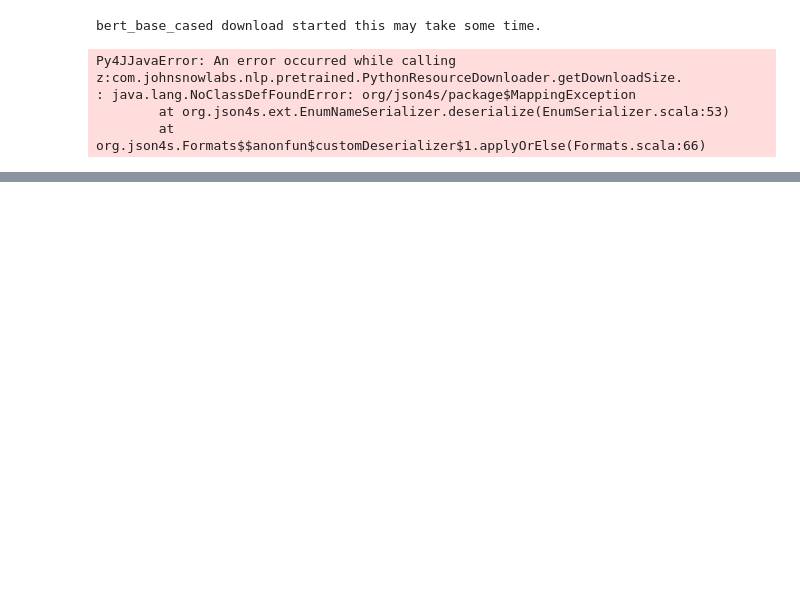
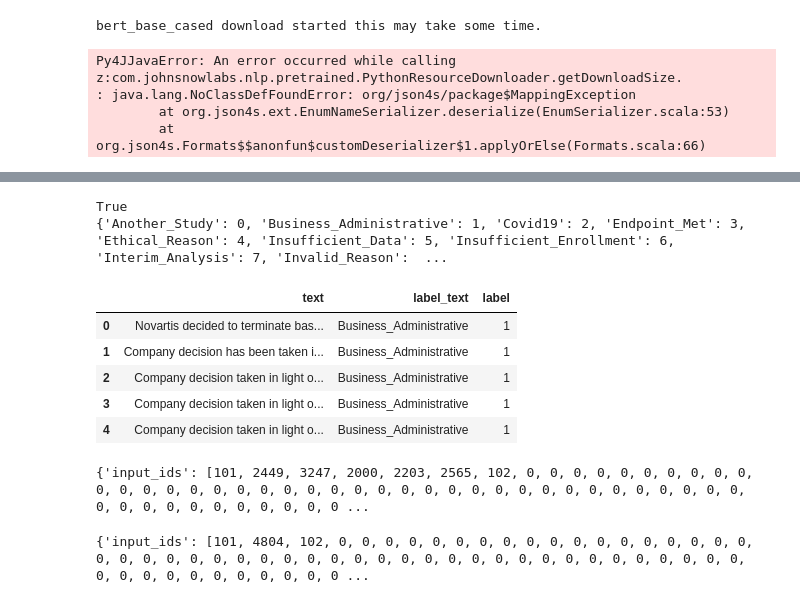
Before and after one commit to opentargets/evidence_datasource_parsers, a Jupyter notebook: exploration/stopReasons/prediction.ipynb, the cells around one changed output, grey strips where cells are left out. Drawn from its saved outputs; the diff is of its cells as text; code cells hidden in the pictures; blank space fills up the shorter version.

```diff
--- a/exploration/stopReasons/prediction.ipynb
+++ b/exploration/stopReasons/prediction.ipynb
@@ -426,7 +428,7 @@ sqlContext = SQLContext(sparkContext=spark.sparkContext,
 
 From `gs://ot-team/olesya/maintrain.txt`
 # %%
-train = spark.read.csv('data/maintrain.txt', header=True, sep='\t')
+train = spark.read.csv('data/maintrain_new.txt', header=True, sep='\t')
 
 train.show(3, False, True)
 # %% [output]
@@ -586,0 +781,3 @@ Py4JJavaError: An error occurred while calling z:com.johnsnowlabs.nlp.pretrained
+# %%
+train_df = train.toPandas().rename({'label':'label_text'}, axis=1)
+train_df.head()
@@ -586,0 +791,26 @@ Py4JJavaError: An error occurred while calling z:com.johnsnowlabs.nlp.pretrained
+# %%
+# Convert labels to numerical
+
+from sklearn import preprocessing
+le = preprocessing.LabelEncoder()
+
+y_ids = le.fit_transform(train_df.label_text.to_list())
+label_mapping = dict(zip(le.classes_, range(len(le.classes_))))
+
+print(all([label_mapping[x] for x in le.inverse_transform(y_ids)] == y_ids)) # must return True
+
+print(label_mapping)
+# %% [output]
+True
+{'Another_Study': 0, 'Business_Administrative': 1, 'Covid19': 2, 'Endpoint_Met': 3, 'Ethical_Reason': 4, 'Insufficient_Data': 5, 'Insufficient_Enrollment': 6, 'Interim_Analysis': 7, 'Invalid_Reason':  ...
+# %%
+train_df = train_df.assign(label=train_df.label_text.map(label_mapping))
+
+train_df.head()
+# %% [output]
+|  | text | label_text | label |
+| 0 | Novartis decided to terminate bas... | Business_Administrative | 1 |
+| 1 | Company decision has been taken i... | Business_Administrative | 1 |
+| 2 | Company decision taken in light o... | Business_Administrative | 1 |
+| 3 | Company decision taken in light o... | Business_Administrative | 1 |
+| 4 | Company decision taken in light o... | Business_Administrative | 1 |
@@ -586,0 +852,14 @@ Py4JJavaError: An error occurred while calling z:com.johnsnowlabs.nlp.pretrained
+# %%
+X_train_list = X_train.text.to_list()
+X_train_embeddings = preprocess_function(X_train_list)
+
+X_test_list = X_test.text.to_list()
+X_test_embeddings = preprocess_function(X_test_list)
+
+X_test_embeddings[0]
+# %% [output]
+{'input_ids': [101, 2449, 3247, 2000, 2203, 2565, 102, 0, 0, 0, 0, 0, 0, 0, 0, 0, 0, 0, 0, 0, 0, 0, 0, 0, 0, 0, 0, 0, 0, 0, 0, 0, 0, 0, 0, 0, 0, 0, 0, 0, 0, 0, 0, 0, 0, 0, 0, 0, 0, 0, 0, 0, 0, 0, 0, 0 ...
+# %%
+X_test_embeddings[84]
+# %% [output]
+{'input_ids': [101, 4804, 102, 0, 0, 0, 0, 0, 0, 0, 0, 0, 0, 0, 0, 0, 0, 0, 0, 0, 0, 0, 0, 0, 0, 0, 0, 0, 0, 0, 0, 0, 0, 0, 0, 0, 0, 0, 0, 0, 0, 0, 0, 0, 0, 0, 0, 0, 0, 0, 0, 0, 0, 0, 0, 0, 0, 0, 0, 0 ...
```
Also changed, not shown: parts of 31 cells of this notebook, 4 other files.
